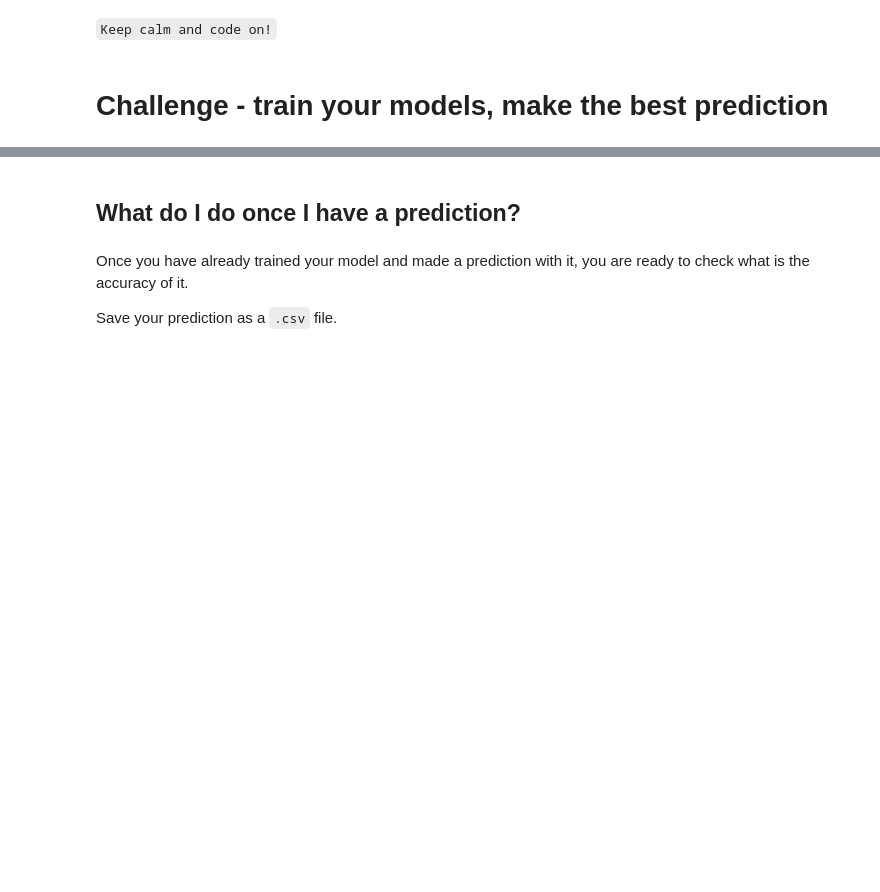
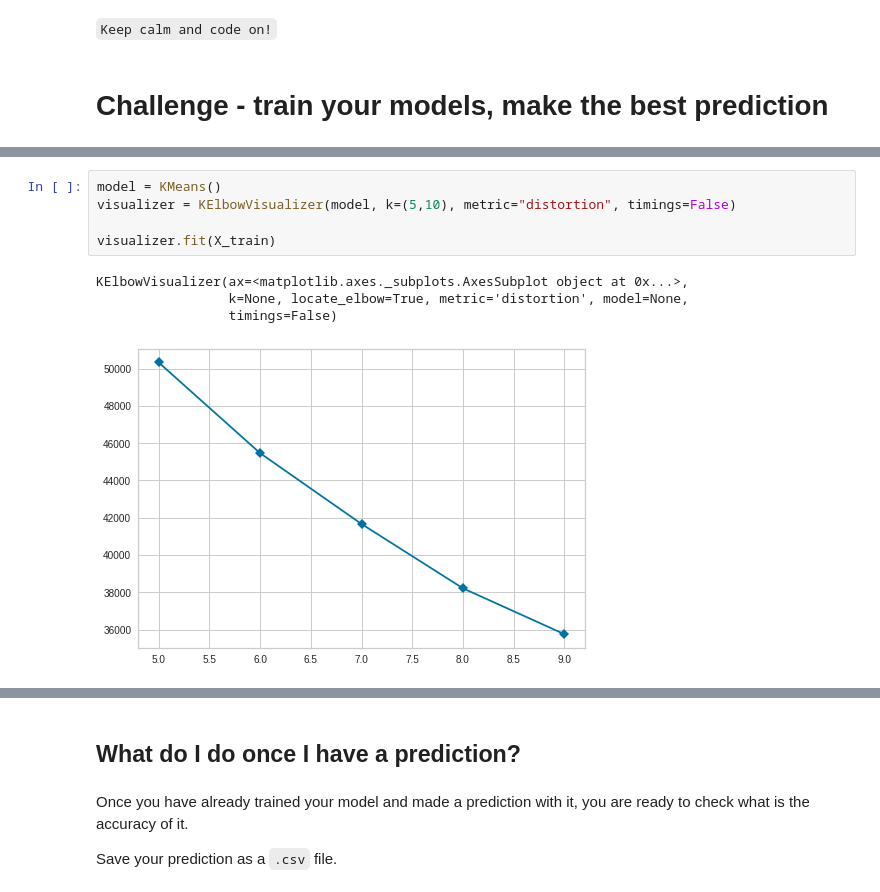
Before and after one commit to Clapiniella/lab-avila-bible, a Jupyter notebook: your-code/main.ipynb, the cells around one changed output, grey strips where cells are left out. Cells and saved outputs as stored; diff of their text form; blank space fills up the shorter version.

```diff
--- a/your-code/main.ipynb
+++ b/your-code/main.ipynb
@@ -86,0 +459,10 @@ sample_submission.head()
+# %%
+model = KMeans()
+visualizer = KElbowVisualizer(model, k=(5,10), metric="distortion", timings=False)
+
+visualizer.fit(X_train)
+# %% [output]
+KElbowVisualizer(ax=<matplotlib.axes._subplots.AxesSubplot object at 0x...>,
+                 k=None, locate_elbow=True, metric='distortion', model=None,
+                 timings=False)
+[figure, added]
```
Also changed, not shown: parts of 51 cells of this notebook, 5 other files.
